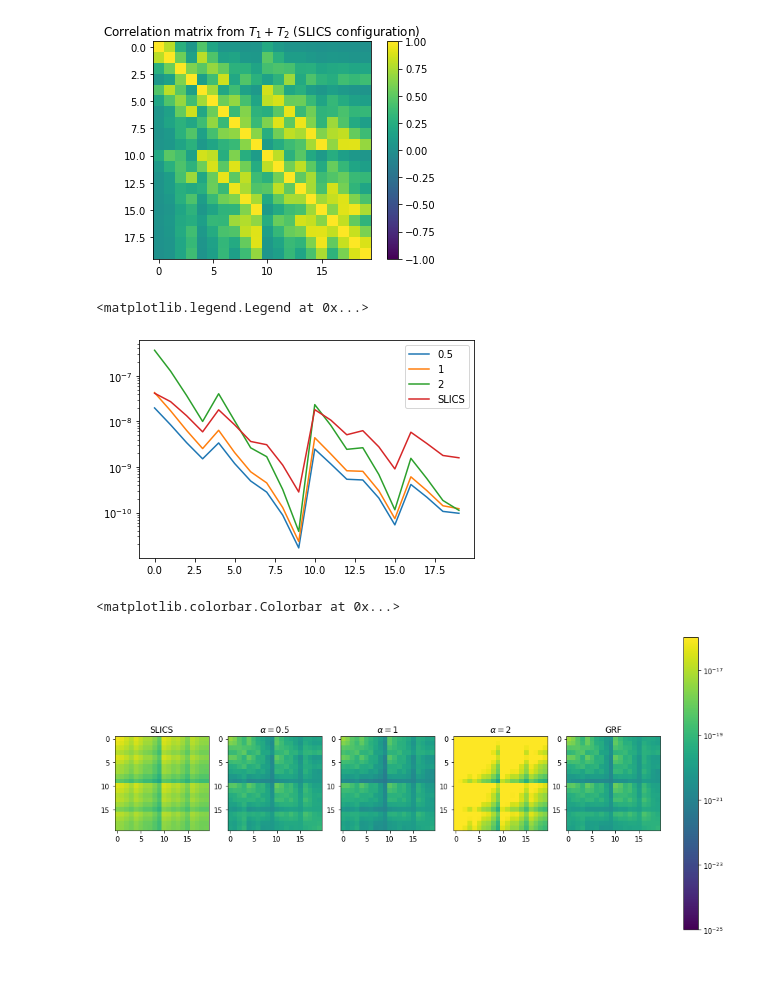
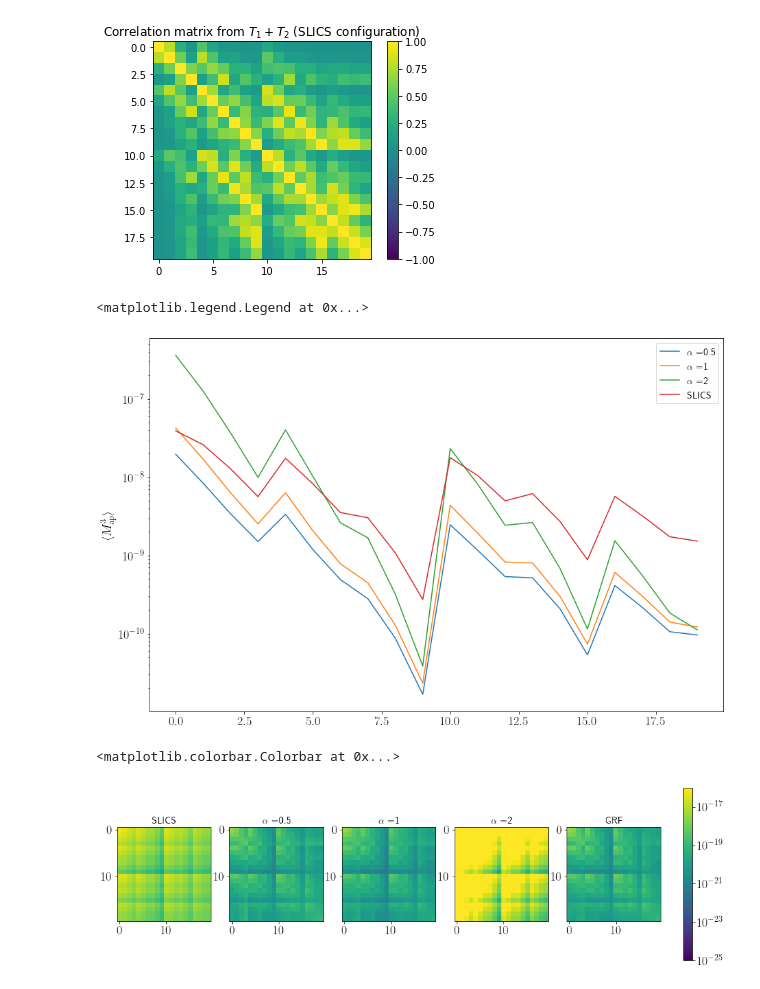
Before and after one commit to sheydenreich/threepoint, a Jupyter notebook: python_scripts/test_lognormal_fields.ipynb, the cells around one changed output. Drawn from its saved outputs; the diff is of its cells as text; code cells hidden in the pictures.

```diff
--- a/python_scripts/test_lognormal_fields.ipynb
+++ b/python_scripts/test_lognormal_fields.ipynb
@@ -6,7 +8,7 @@ from matplotlib.colors import LogNorm
 alphas=[0.5, 1, 2]#, 1, 2]
 folders={}
 for alpha in alphas:
-    folders[str(alpha)]=f"/vol/euclid6/euclid6_ssd/sven/threepoint_with_laila/Map3_Covariances/LognormalFields_alpha_{alpha:.1f}/"
+    folders[str(alpha)]=f"/home/laila/OneDrive/1_Work/5_Projects/02_3ptStatistics/Map3_Covariances/LognormalFields_alpha_{alpha:.1f}/"
 
 N = 4
 Nlos=4096
@@ -27,14 +29,14 @@ for alpha in alphas:
     map3s[str(alpha)] = map3[ixs]
 # %%
 # Load slics cov
-map3_slics=np.loadtxt("/vol/euclid6/euclid6_ssd/sven/threepoint_with_laila/Map3_Covariances/SLICS/map_cubed").T
+map3_slics=np.loadtxt("/home/laila/OneDrive/1_Work/5_Projects/02_3ptStatistics/Map3_Covariances/SLICS/map_cubed").T
 cov_SLICS=np.cov(map3_slics)
 corr_SLICS=np.corrcoef(map3_slics)
 
-cov_T1=np.loadtxt("/vol/euclid6/euclid6_ssd/sven/threepoint_with_laila/Map3_Covariances/SLICS/cov_infinite_term1Numerical_sigma_0.37_n_107987.71_thetaMax_7.87_gpu.dat")
-cov_T2=np.loadtxt("/vol/euclid6/euclid6_ssd/sven/threepoint_with_laila/Map3_Covariances/SLICS/cov_square_term2Numerical_sigma_0.37_n_107987.71_thetaMax_7.87_gpu.dat")
+cov_T1=np.loadtxt("/home/laila/OneDrive/1_Work/5_Projects/02_3ptStatistics/Map3_Covariances/SLICS/cov_infinite_term1Numerical_sigma_0.37_n_107987.71_thetaMax_7.87_gpu.dat")
+cov_T2=np.loadtxt("/home/laila/OneDrive/1_Work/5_Projects/02_3ptStatistics/Map3_Covariances/SLICS/cov_square_term2Numerical_sigma_0.37_n_107987.71_thetaMax_7.87_gpu.dat")
 
-map3_MS=np.loadtxt("/vol/euclid6/euclid6_ssd/sven/threepoint_with_laila/Map3_Covariances/MS/map_cubed").T
+map3_MS=np.loadtxt("/home/laila/OneDrive/1_Work/5_Projects/02_3ptStatistics/Map3_Covariances/MS/map_cubed").T
 cov_MS=np.cov(map3_MS)
 corr_MS=np.corrcoef(map3_MS)
 # %%
@@ -75,38 +77,41 @@ plt.show()
 [figure]
 # %%
 # Plot Map3 of log fields and SLICS
+plt.figure(figsize=(15,10))
 plt.yscale('log')
+plt.ylabel(r"$\langle M_\mathrm{ap}^3\rangle$")
 for alpha in alphas:
     mean=np.mean(map3s[str(alpha)], axis=1)
-    plt.plot(mean, label=str(alpha))
+    plt.plot(mean, label=r"$\alpha=$"+str(alpha))
 
 plt.plot(np.mean(map3_slics, axis=1), label='SLICS')
 plt.legend()
 # %% [output]
 <matplotlib.legend.Legend at 0x...>
-[figure, old version]
+[figure, new version]
 # %%
 # Load slics-like GRF
-map3_grf=np.load("/vol/euclid6/euclid6_ssd/sven/threepoint_with_laila/Map3_Covariances/GaussianRandomFields_slicslike/map_cubed_from_gamma_npix_4096_fieldsize_10.npy")
+map3_grf=np.load("/home/laila/OneDrive/1_Work/5_Projects/02_3ptStatistics/Map3_Covariances/GaussianRandomFields_slicslike/map_cubed_from_gamma_npix_4096_fieldsize_10.npy")
 map3_grf = map3_grf.reshape(N*N*N, 4096)
 map3_grf = map3_grf[ixs]
 cov_grf=np.cov(map3_grf)
 # %%
 cov_alphas={}
 fig, ax=plt.subplots(ncols=len(alphas)+2, figsize=(15,20))
+#plt.suptitle("Aperture Statistics Covariances")
 ax[0].set_title("SLICS")
 ax[0].imshow(cov_SLICS, norm=LogNorm(vmin=1e-25, vmax=1e-16))
 for i,alpha in enumerate(alphas):
     cov=np.cov(map3s[str(alpha)])
     cov_alphas[str(alpha)]=cov
     ax[i+1].set_title(r"$\alpha=$"+str(alpha))
     im=ax[i+1].imshow(cov, norm=LogNorm(vmin=1e-25, vmax=1e-16))
 ax[-1].set_title("GRF")
 ax[-1].imshow(cov_grf, norm=LogNorm(vmin=1e-25, vmax=1e-16))
 
-fig.colorbar(im, ax=ax.ravel().tolist(),fraction=0.025, pad=0.04)
+fig.colorbar(im, ax=ax.ravel().tolist(),fraction=0.015, pad=0.04)
 # %% [output]
 <matplotlib.colorbar.Colorbar at 0x...>
-[figure, old version]
+[figure, new version]
 # %%
 for i, line in enumerate(cov_SLICS):
```
Also changed, not shown: parts of 6 cells of this notebook, 42 other files.
